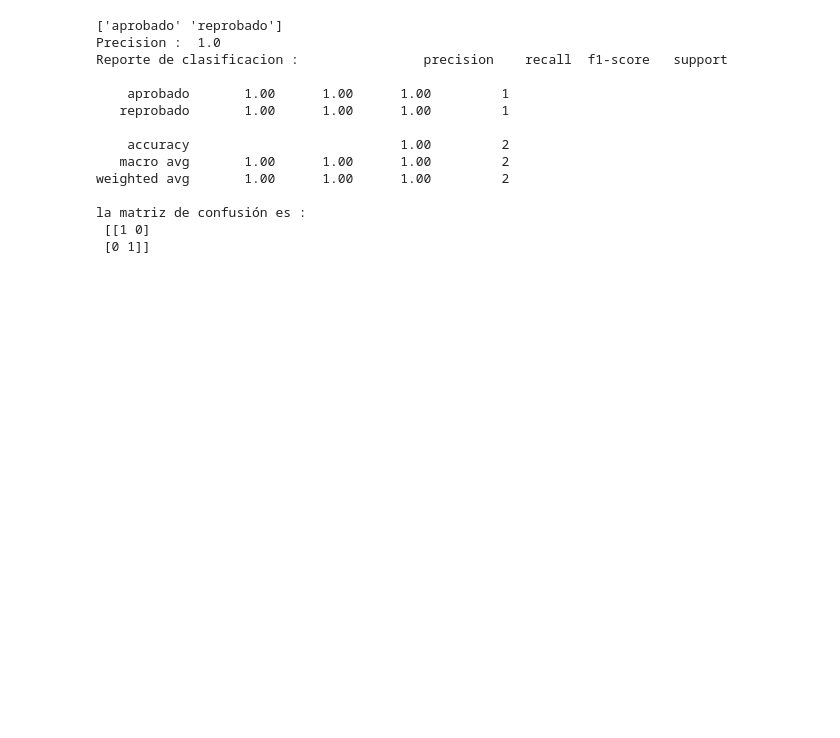
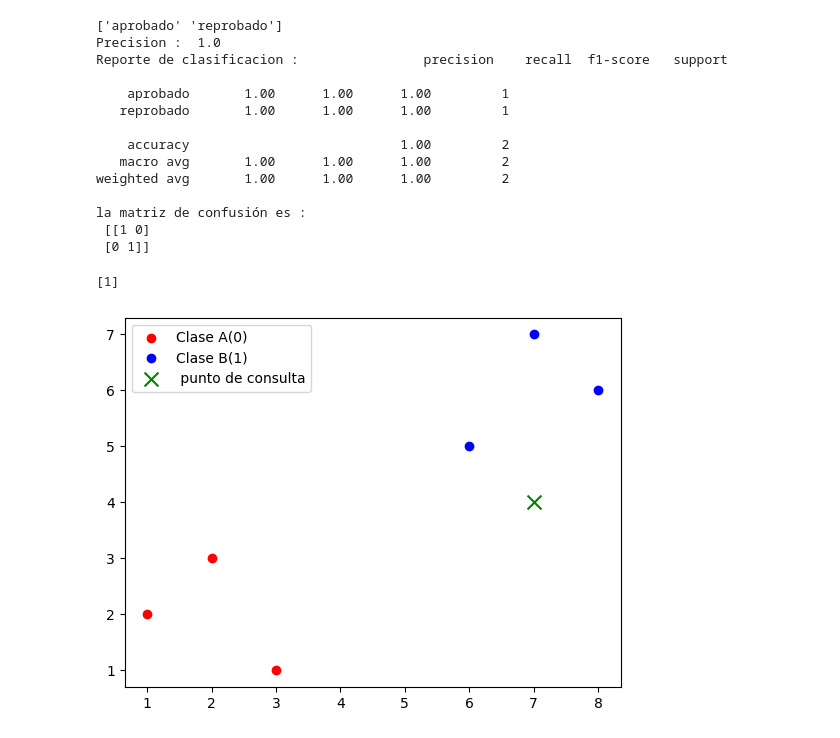
Before and after one commit to vizcardo1199/python-statitics, a Jupyter notebook: MODULO-2/Sesion19.ipynb, the cells around one changed output. Cells and saved outputs as stored; diff of their text form; code cells hidden in the pictures; blank space fills up the shorter version.

```diff
--- a/MODULO-2/Sesion19.ipynb
+++ b/MODULO-2/Sesion19.ipynb
@@ -132,17 +132,51 @@ la matriz de confusión es :
 # %%
 # Paso 1: Importar librerías
 import numpy as np
 import matplotlib.pyplot as plt
 from sklearn.neighbors import KNeighborsClassifier
 
 # Paso 2: Crear datos de ejemplo
 # Clase A (rojo)
 X_A = np.array([[1, 2], [2, 3], [3, 1]])
 y_A = np.array([0, 0, 0])  # Etiqueta 0 para clase A
 
 # Clase B (azul)
 X_B = np.array([[6, 5], [7, 7], [8, 6]])
 y_B = np.array([1, 1, 1])  # Etiqueta 1 para clase B
+
+#KNN ( K-VECINOS MAS CERCANOS) ES UN ALGORITMO DE aprendizaje supervisado que se
+#utiliza para clasificacion y regresion
+# Se basa en encontrar los K puntos de Datos mas cercanos
+#Funcion distancia (euclidea , manhattan)
+
+
+# Agrupar O combinar los datos
+X = np.vstack((X_A , X_B))
+y = np.hstack((y_A , y_B))
+
+#Crear el modelo KNN
+k = 3 # usaremos 3 vecinos
+modelo = KNeighborsClassifier(n_neighbors = k)
+
+#entrenar el modelo
+modelo.fit(X,y)
+
+#hacemos una predicción
+punto = np.array([[7,4]]) #([0 , 0] , [ 0,1]) =>(x ,y)
+
+# prediccion
+clase = modelo.predict(punto)
+print(clase)
+
+# Visualizar los datos
+plt.scatter(X_A[: , 0] , X_A[: , 1] , color='red' , label= 'Clase A(0)')
+plt.scatter(X_B[: , 0] , X_B[: , 1] , color='blue' , label ='Clase B(1)')
+plt.scatter(punto[0,0] , punto[0,1] , color = 'green', marker='x' ,label = ' punto de consulta' , s=100)
+plt.legend()
+plt.show()
+# %% [output]
+[1]
+[figure, added]
 # %%
 import pandas as pd
 import numpy as np
```
Also changed, not shown: parts of 1 cell of this notebook, 1 other file.
